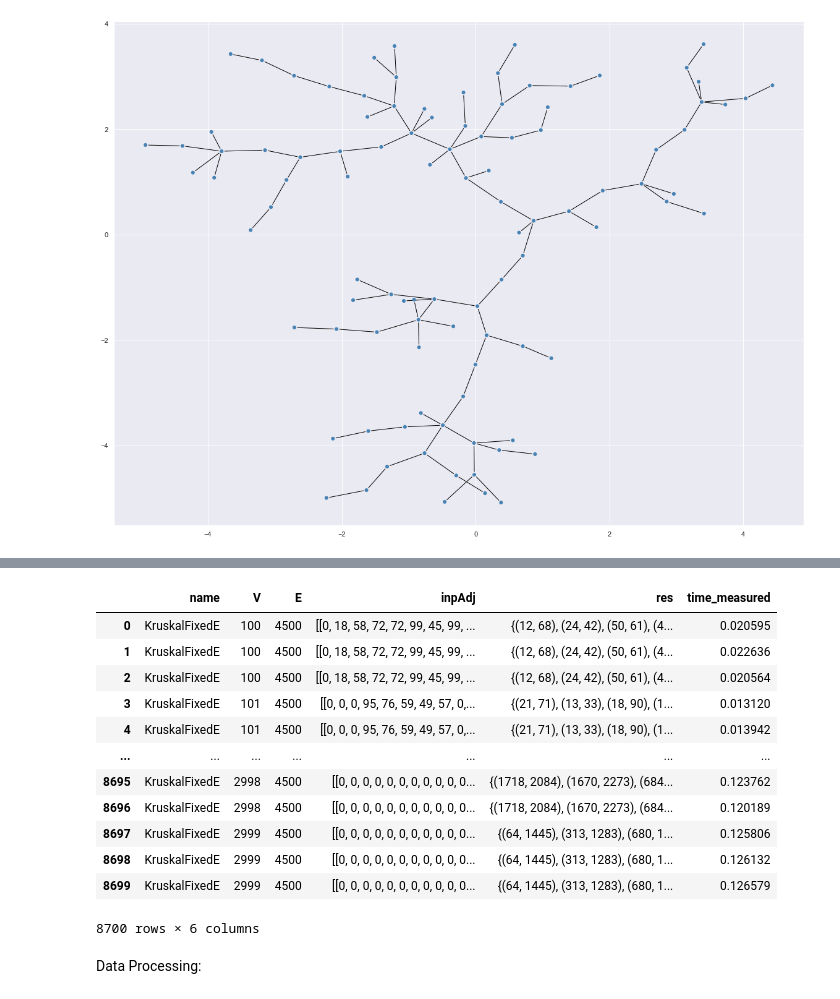
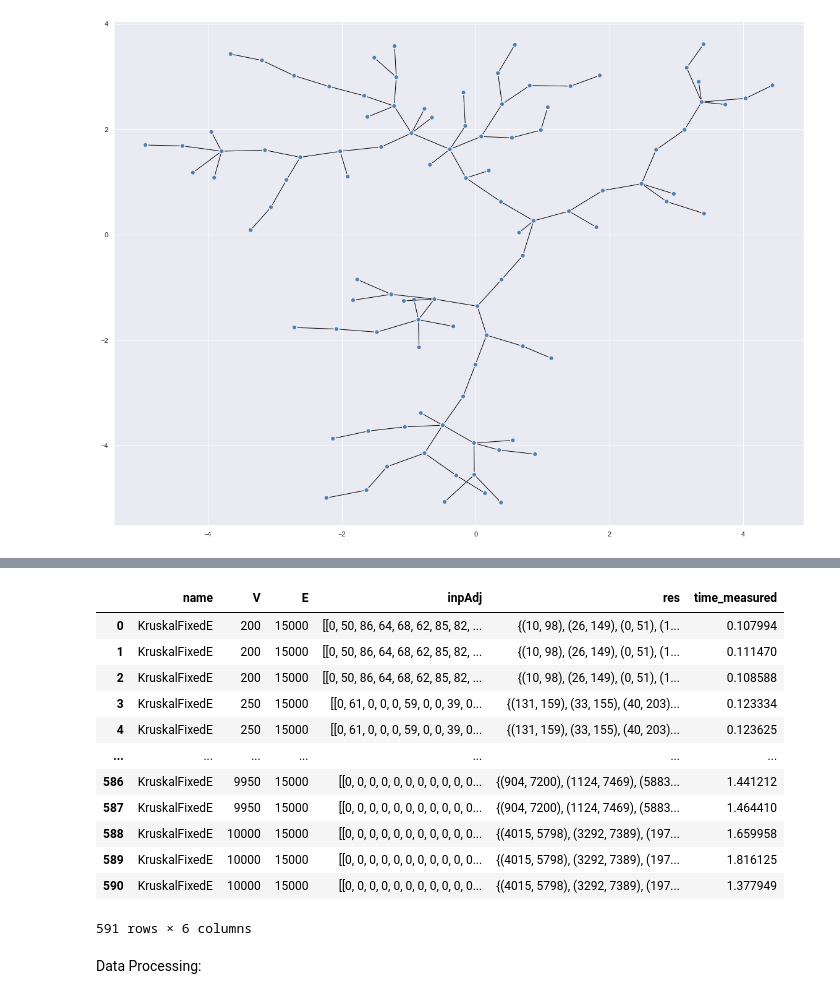
Before and after one commit to Saier00/AlgCourse, a Jupyter notebook: Task8/Task8.ipynb, the cells around one changed output, grey strips where cells are left out. Saved outputs shown, nothing was run; the diff lists cells and outputs as text; code cells hidden in the pictures.

```diff
--- a/Task8/Task8.ipynb
+++ b/Task8/Task8.ipynb
@@ -241,7 +223,7 @@ df_final1
 603 rows × 7 columns
 # %%
 #if you already have computed csv, turn "useCsv" flag to True value and just skip code below in this cell
-useCsv=False
+useCsv=True
 temp_data=[]
 #Max number of E (no loops) in orgraph is V(V-1)/2, for V=100 it is 4950
 for E in range(500,1000):
@@ -435,22 +400,22 @@ Kruskal:  {(24, 42), (25, 96), (12, 25), (18, 65), (13, 81), (46, 50), (64, 98),
 useCsv=False
 temp_data=[]
 #Max number of E (no loops) in orgraph is V(V-1)/2, for V=100 it is 4950
-for E in range(500,15000):
-    #the fixed number of vertices
-    V=300
-    if(not useCsv):
-        #every data instance (a single measurment of execution time) will be added as a dictionary with
-        #features listed above to list temp_data
+for V in [300,1000,5000]:
+    for E in range(V,15001,100):
+        #the fixed number of vertices
+        if(not useCsv):
+            #every data instance (a single measurment of execution time) will be added as a dictionary with
+            #features listed above to list temp_data
 
-        #repeat every alg 10 times for single random graph and choosen vertex
-        g=genAdj(V,E,False)
-        toConnectedGraph(g)
-        #We will cacluclate it separately to avoid additional V^2 time complexity
-        edges=AdjToEdges(g)
-        #for i in range(0,100):
-            #print(g[i])
-        for i in range(3):
-            #FW
-            res_time=time(kruskal,g,edges)
-            temp_data.append({"name":"KruskalFixedV","V":V,"E":E,"inpAdj":g,"res":res_time[0],"time_measured":res_time[1]})
+            #repeat every alg 10 times for single random graph and choosen vertex
+            g=genAdj(V,E,False)
+            toConnectedGraph(g)
+            #We will cacluclate it separately to avoid additional V^2 time complexity
+            edges=AdjToEdges(g)
+            #for i in range(0,100):
+                #print(g[i])
+            for i in range(3):
+                #FW
+                res_time=time(kruskal,g,edges)
+                temp_data.append({"name":"KruskalFixedV","V":V,"E":E,"inpAdj":g,"res":res_time[0],"time_measured":res_time[1]})
 # %% [output]
@@ -501,9 +466,9 @@ df_final3
 #if you already have computed csv, turn "useCsv" flag to True value and just skip code below in this cell
 useCsv=False
 temp_data=[]
-for V in range(100,3000):
+for V in range(200,10001,50):
     #the fixed number of edges, significantly more than V (so total E should be in interval (E+0.5V)+-0.5V ~ E)
-    E=4500
+    E=15000
     if(not useCsv):
         #every data instance (a single measurment of execution time) will be added as a dictionary with
         #features listed above to list temp_data
@@ -541,29 +506,29 @@ IGRAPH U--- 2999 4500 --
 # %%
 df_final4=pd.DataFrame()
 
 if(useCsv):
     #write path to csv file instead of "df_final"
-    df_final4=pd.read_csv("KraskalFixedE.csv",index_col=0)
+    df_final4=pd.read_csv("KruskalFixedE.csv",index_col=0)
 else:
     #Convert the list of dictionaries to the dataframe:
     df_final4 = pd.DataFrame.from_dict(temp_data)
-    #df_final4.to_csv("KraskalFixedE.csv")
+    #df_final4.to_csv("KruskalFixedE.csv")
 
 df_final4
 # %% [output]
 |  | name | V | E | inpAdj | res | time_measured |
-| 0 | KruskalFixedE | 100 | 4500 | [[0, 18, 58, 72, 72, 99, 45, 99, ... | {(12, 68), (24, 42), (50, 61), (4... | 0.020595 |
-| 1 | KruskalFixedE | 100 | 4500 | [[0, 18, 58, 72, 72, 99, 45, 99, ... | {(12, 68), (24, 42), (50, 61), (4... | 0.022636 |
-| 2 | KruskalFixedE | 100 | 4500 | [[0, 18, 58, 72, 72, 99, 45, 99, ... | {(12, 68), (24, 42), (50, 61), (4... | 0.020564 |
-| 3 | KruskalFixedE | 101 | 4500 | [[0, 0, 0, 95, 76, 59, 49, 57, 0,... | {(21, 71), (13, 33), (18, 90), (1... | 0.013120 |
-| 4 | KruskalFixedE | 101 | 4500 | [[0, 0, 0, 95, 76, 59, 49, 57, 0,... | {(21, 71), (13, 33), (18, 90), (1... | 0.013942 |
+| 0 | KruskalFixedE | 200 | 15000 | [[0, 50, 86, 64, 68, 62, 85, 82, ... | {(10, 98), (26, 149), (0, 51), (1... | 0.107994 |
+| 1 | KruskalFixedE | 200 | 15000 | [[0, 50, 86, 64, 68, 62, 85, 82, ... | {(10, 98), (26, 149), (0, 51), (1... | 0.111470 |
+| 2 | KruskalFixedE | 200 | 15000 | [[0, 50, 86, 64, 68, 62, 85, 82, ... | {(10, 98), (26, 149), (0, 51), (1... | 0.108588 |
+| 3 | KruskalFixedE | 250 | 15000 | [[0, 61, 0, 0, 0, 59, 0, 0, 39, 0... | {(131, 159), (33, 155), (40, 203)... | 0.123334 |
+| 4 | KruskalFixedE | 250 | 15000 | [[0, 61, 0, 0, 0, 59, 0, 0, 39, 0... | {(131, 159), (33, 155), (40, 203)... | 0.123625 |
 | ... | ... | ... | ... | ... | ... | ... |
-| 8695 | KruskalFixedE | 2998 | 4500 | [[0, 0, 0, 0, 0, 0, 0, 0, 0, 0, 0... | {(1718, 2084), (1670, 2273), (684... | 0.123762 |
-| 8696 | KruskalFixedE | 2998 | 4500 | [[0, 0, 0, 0, 0, 0, 0, 0, 0, 0, 0... | {(1718, 2084), (1670, 2273), (684... | 0.120189 |
-| 8697 | KruskalFixedE | 2999 | 4500 | [[0, 0, 0, 0, 0, 0, 0, 0, 0, 0, 0... | {(64, 1445), (313, 1283), (680, 1... | 0.125806 |
-| 8698 | KruskalFixedE | 2999 | 4500 | [[0, 0, 0, 0, 0, 0, 0, 0, 0, 0, 0... | {(64, 1445), (313, 1283), (680, 1... | 0.126132 |
-| 8699 | KruskalFixedE | 2999 | 4500 | [[0, 0, 0, 0, 0, 0, 0, 0, 0, 0, 0... | {(64, 1445), (313, 1283), (680, 1... | 0.126579 |
+| 586 | KruskalFixedE | 9950 | 15000 | [[0, 0, 0, 0, 0, 0, 0, 0, 0, 0, 0... | {(904, 7200), (1124, 7469), (5883... | 1.441212 |
+| 587 | KruskalFixedE | 9950 | 15000 | [[0, 0, 0, 0, 0, 0, 0, 0, 0, 0, 0... | {(904, 7200), (1124, 7469), (5883... | 1.464410 |
+| 588 | KruskalFixedE | 10000 | 15000 | [[0, 0, 0, 0, 0, 0, 0, 0, 0, 0, 0... | {(4015, 5798), (3292, 7389), (197... | 1.659958 |
+| 589 | KruskalFixedE | 10000 | 15000 | [[0, 0, 0, 0, 0, 0, 0, 0, 0, 0, 0... | {(4015, 5798), (3292, 7389), (197... | 1.816125 |
+| 590 | KruskalFixedE | 10000 | 15000 | [[0, 0, 0, 0, 0, 0, 0, 0, 0, 0, 0... | {(4015, 5798), (3292, 7389), (197... | 1.377949 |
-8700 rows × 6 columns
+591 rows × 6 columns
 # %% [markdown]
 Data Processing:
 # %%
```
Also changed, not shown: parts of 15 cells of this notebook, 4 other files.
